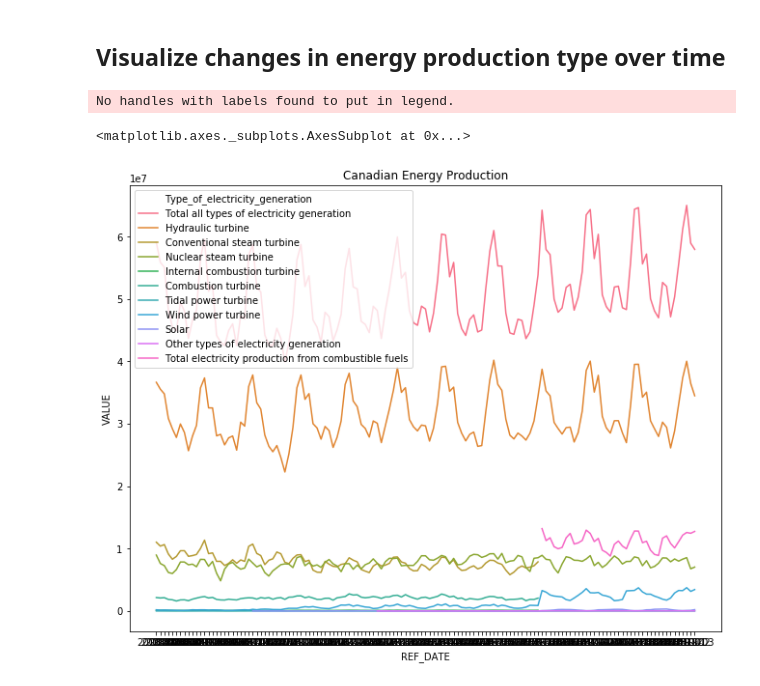
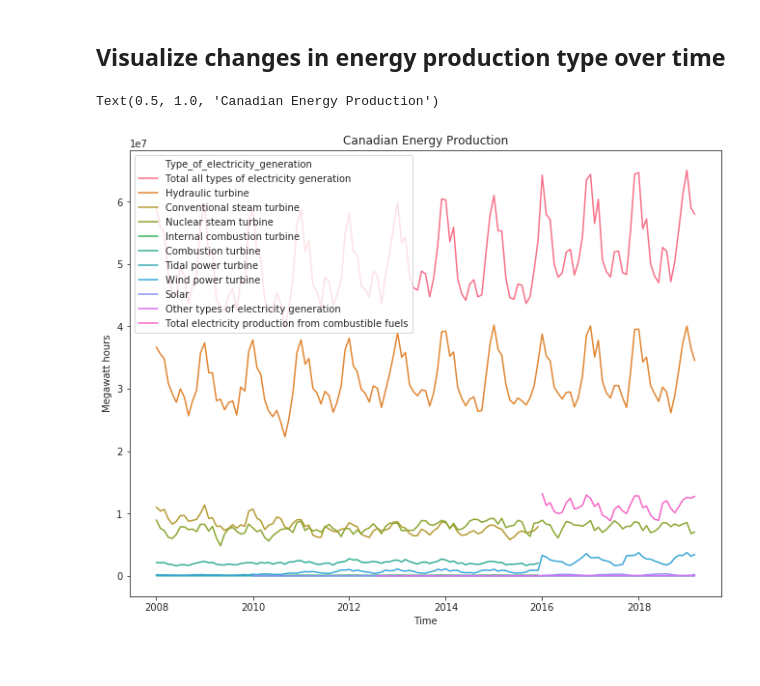
Before and after one commit to boikle/python_scripts, a Jupyter notebook: data_science_scripts/canadian_energy_production/canadian_energy_production.ipynb, the cells around one changed output. Cells and saved outputs as stored; diff of their text form; code cells hidden in the pictures.

Commit message:
Updated X-Axis to show dates

```diff
--- a/data_science_scripts/canadian_energy_production/canadian_energy_production.ipynb
+++ b/data_science_scripts/canadian_energy_production/canadian_energy_production.ipynb
@@ -6,9 +6,10 @@ Data Source: Statistics Canada.  [Table  25-10-0015-01   Electric power generati
 import pandas as pd
 import matplotlib.pyplot as plt
 import seaborn as sns
+import numpy as np
 
 data_source = 'data/25100015-eng/25100015.csv'
-energy_data = pd.read_csv(data_source, low_memory=False)
+energy_data = pd.read_csv(data_source, low_memory=False, parse_dates=['REF_DATE'])
 
 
 drop_columns = ['UOM_ID', 'SCALAR_FACTOR', 'SCALAR_ID', 'VECTOR', 'COORDINATE', 'STATUS', 'SYMBOL', 'TERMINATED', 'DECIMALS']
@@ -34,13 +35,14 @@ canada_energy_data.head()
 ## Visualize changes in energy production type over time
 # %%
 plt.figure(figsize=(11,8.5))
+
+sns.lineplot(data=canada_energy_data, x='REF_DATE', y='VALUE', hue='Type_of_electricity_generation')
+sns.set_style("ticks")
+
+plt.xlabel('Time')
+plt.ylabel('Megawatt hours')
 plt.legend()
 plt.title('Canadian Energy Production')
-plt.xlabel('Time')
-plt.ylabel('Megawatt hours')
-
-sns.lineplot(data=canada_energy_data, x='REF_DATE', y='VALUE', hue='Type_of_electricity_generation')
 # %% [output]
-No handles with labels found to put in legend.
+Text(0.5, 1.0, 'Canadian Energy Production')
-<matplotlib.axes._subplots.AxesSubplot at 0x...>
-[figure, old version]
+[figure, new version]
```
Also changed, not shown: parts of 1 cell of this notebook.
